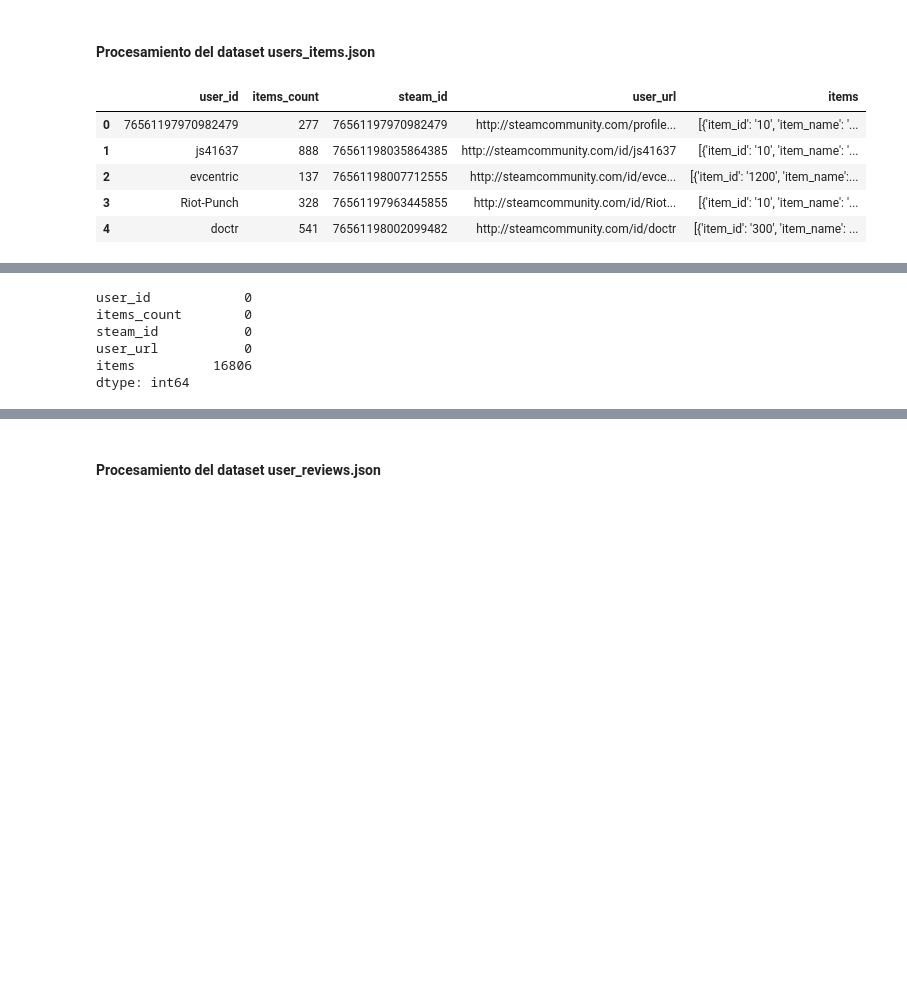
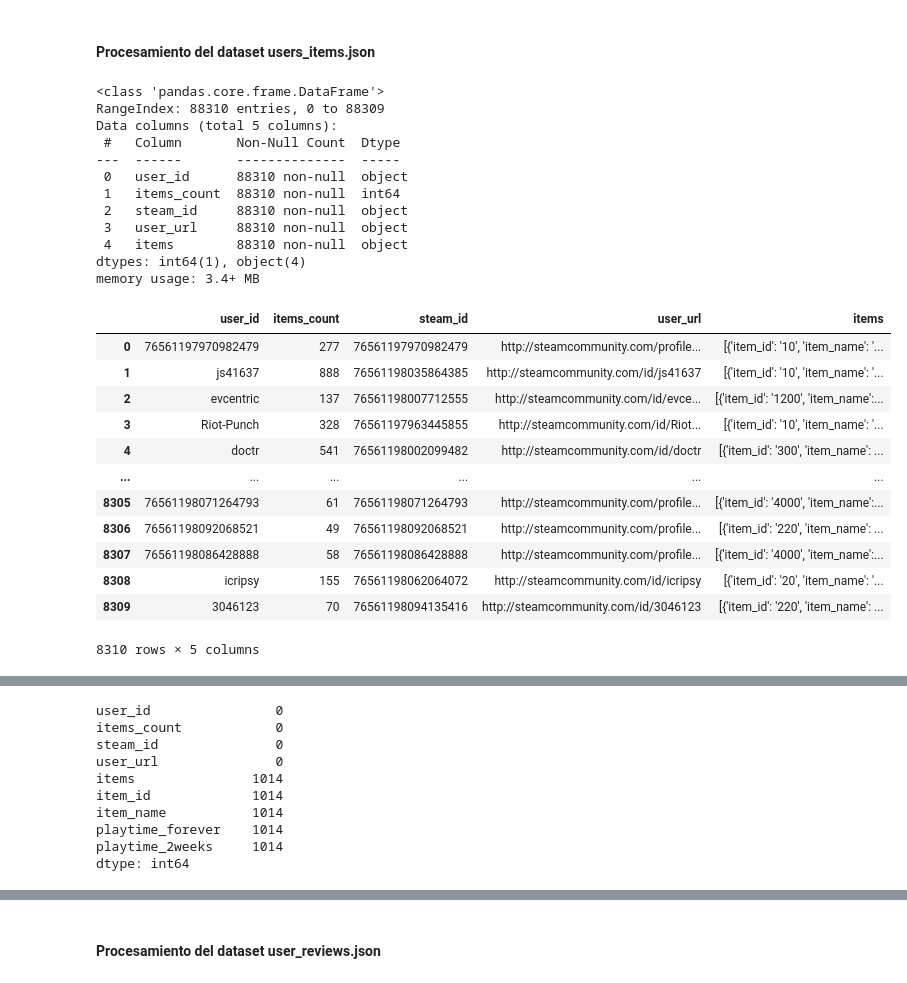
Before and after one commit to higodouza/PI_MLOps, a Jupyter notebook: ETL.ipynb, the cells around one changed output, grey strips where cells are left out. Saved outputs shown, nothing was run; the diff lists cells and outputs as text; code cells hidden in the pictures; blank space fills up the shorter version.

```diff
--- a/ETL.ipynb
+++ b/ETL.ipynb
@@ -250,14 +250,37 @@ with open("users_items.json\\australian_users_items.json", "r", encoding="Latin-
         filas.append(ast.literal_eval(linea))
 
 df_items = pd.DataFrame(filas)
-df_items.head()
+df_items.info()
 # %% [output]
-|  | user_id | items_count | steam_id | user_url | items |
-| 0 | 76561197970982479 | 277 | 76561197970982479 | http://steamcommunity.com/profile... | [{'item_id': '10', 'item_name': '... |
-| 1 | js41637 | 888 | 76561198035864385 | http://steamcommunity.com/id/js41637 | [{'item_id': '10', 'item_name': '... |
-| 2 | evcentric | 137 | 76561198007712555 | http://steamcommunity.com/id/evce... | [{'item_id': '1200', 'item_name':... |
-| 3 | Riot-Punch | 328 | 76561197963445855 | http://steamcommunity.com/id/Riot... | [{'item_id': '10', 'item_name': '... |
-| 4 | doctr | 541 | 76561198002099482 | http://steamcommunity.com/id/doctr | [{'item_id': '300', 'item_name': ... |
+<class 'pandas.core.frame.DataFrame'>
+RangeIndex: 88310 entries, 0 to 88309
+Data columns (total 5 columns):
+ #   Column       Non-Null Count  Dtype
+---  ------       --------------  -----
+ 0   user_id      88310 non-null  object
+ 1   items_count  88310 non-null  int64
+ 2   steam_id     88310 non-null  object
+ 3   user_url     88310 non-null  object
+ 4   items        88310 non-null  object
+dtypes: int64(1), object(4)
+memory usage: 3.4+ MB
+# %%
+df_items=df_items.iloc[:-80000]
+df_items
+# %% [output]
+|  | user_id | items_count | steam_id | user_url | items |
+| 0 | 76561197970982479 | 277 | 76561197970982479 | http://steamcommunity.com/profile... | [{'item_id': '10', 'item_name': '... |
+| 1 | js41637 | 888 | 76561198035864385 | http://steamcommunity.com/id/js41637 | [{'item_id': '10', 'item_name': '... |
+| 2 | evcentric | 137 | 76561198007712555 | http://steamcommunity.com/id/evce... | [{'item_id': '1200', 'item_name':... |
+| 3 | Riot-Punch | 328 | 76561197963445855 | http://steamcommunity.com/id/Riot... | [{'item_id': '10', 'item_name': '... |
+| 4 | doctr | 541 | 76561198002099482 | http://steamcommunity.com/id/doctr | [{'item_id': '300', 'item_name': ... |
+| ... | ... | ... | ... | ... | ... |
+| 8305 | 76561198071264793 | 61 | 76561198071264793 | http://steamcommunity.com/profile... | [{'item_id': '4000', 'item_name':... |
+| 8306 | 76561198092068521 | 49 | 76561198092068521 | http://steamcommunity.com/profile... | [{'item_id': '220', 'item_name': ... |
+| 8307 | 76561198086428888 | 58 | 76561198086428888 | http://steamcommunity.com/profile... | [{'item_id': '4000', 'item_name':... |
+| 8308 | icripsy | 155 | 76561198062064072 | http://steamcommunity.com/id/icripsy | [{'item_id': '20', 'item_name': '... |
+| 8309 | 3046123 | 70 | 76561198094135416 | http://steamcommunity.com/id/3046123 | [{'item_id': '220', 'item_name': ... |
+8310 rows × 5 columns
 # %%
 df_items = df_items.explode("items").reset_index() # Creamos una nueva fila para cada elemento de la lista de la columna items
 df_items = df_items.drop(columns="index")
@@ -274,11 +297,15 @@ df_items.head()
 # %%
 df_items.isnull().sum() # verificamos los nulos
 # %% [output]
-user_id            0
-items_count        0
-steam_id           0
-user_url           0
-items          16806
+user_id                0
+items_count            0
+steam_id               0
+user_url               0
+items               1014
+item_id             1014
+item_name           1014
+playtime_forever    1014
+playtime_2weeks     1014
 dtype: int64
 # %%
 df_items = df_items.dropna() # eliminamos los nulos
```
Also changed, not shown: parts of 5 cells of this notebook, 1 other file.
